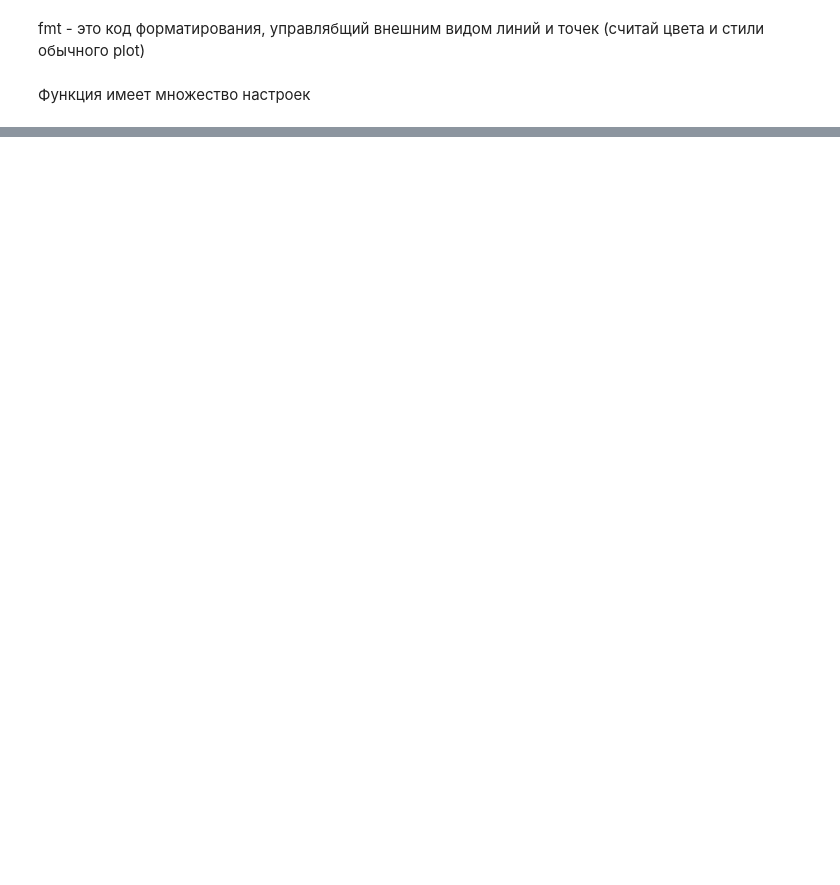
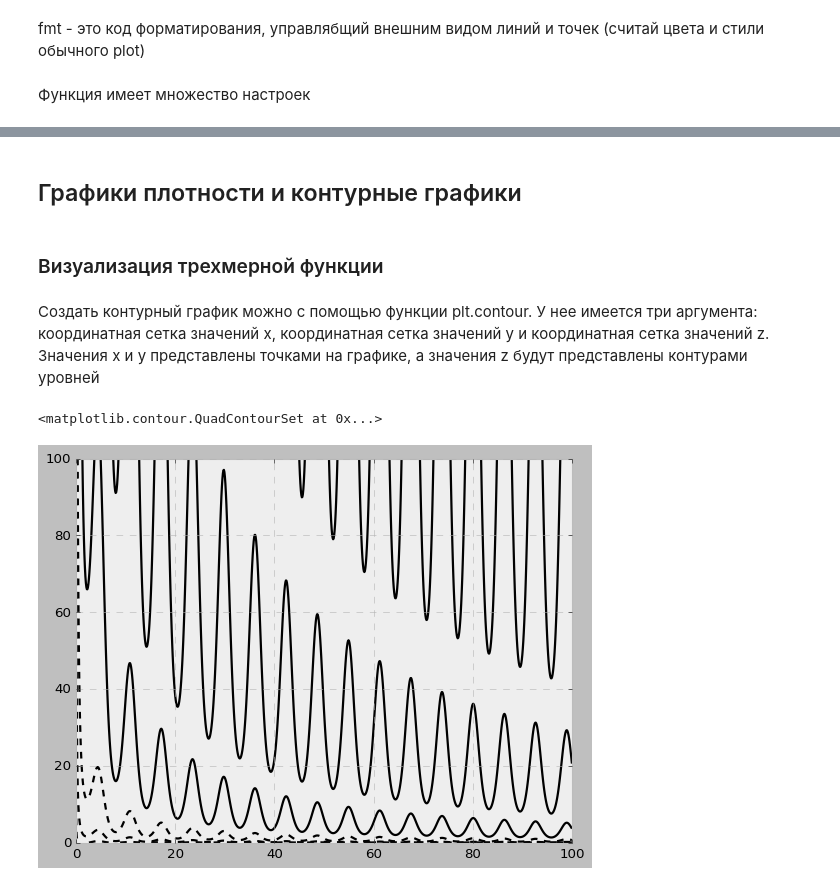
Before and after one commit to Mentaltired/Python_data_science_handbook_abstract, a Jupyter notebook: Глава 4. Matplotlib.ipynb, the cells around one changed output, grey strips where cells are left out. Saved outputs shown, nothing was run; the diff lists cells and outputs as text; code cells hidden in the pictures; blank space fills up the shorter version.

```diff
--- a/Глава 4. Matplotlib.ipynb
+++ b/Глава 4. Matplotlib.ipynb
@@ -386,0 +387,20 @@ plt.errorbar(x, y, yerr=dy, fmt='.', color='black',
+# %% [markdown]
+## Графики плотности и контурные графики
+# %% [markdown]
+### Визуализация трехмерной функции
+# %%
+def f(x, y):
+    return np.sin(x) + np.log2(x * y + 1) - 8
+# %% [markdown]
+Создать контурный график можно с помощью функции plt.contour. У нее имеется три аргумента: координатная сетка значений x, координатная сетка значений y и координатная сетка значений z. Значения x и y представлены точками на графике, а значения z будут представлены контурами уровней
+# %%
+x = np.linspace(0, 100, 1000)
+y = np.linspace(0, 100, 1000)
+
+X, Y = np.meshgrid(x, y)
+Z = f(X, Y)
+# %%
+plt.contour(X, Y, Z, colors='black')
+# %% [output]
+<matplotlib.contour.QuadContourSet at 0x...>
+[figure, added]
```
Also changed, not shown: parts of 38 cells of this notebook.
